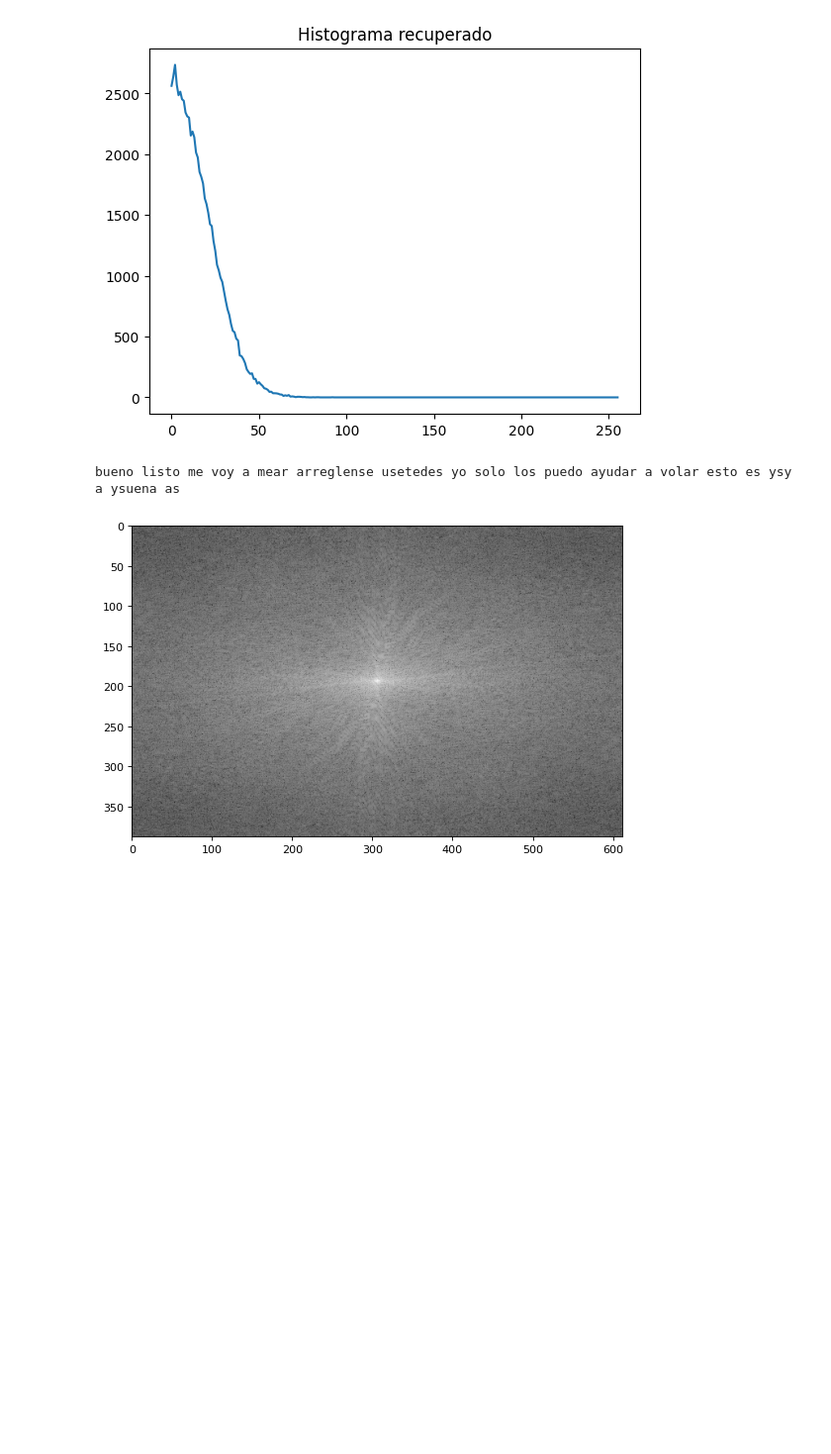
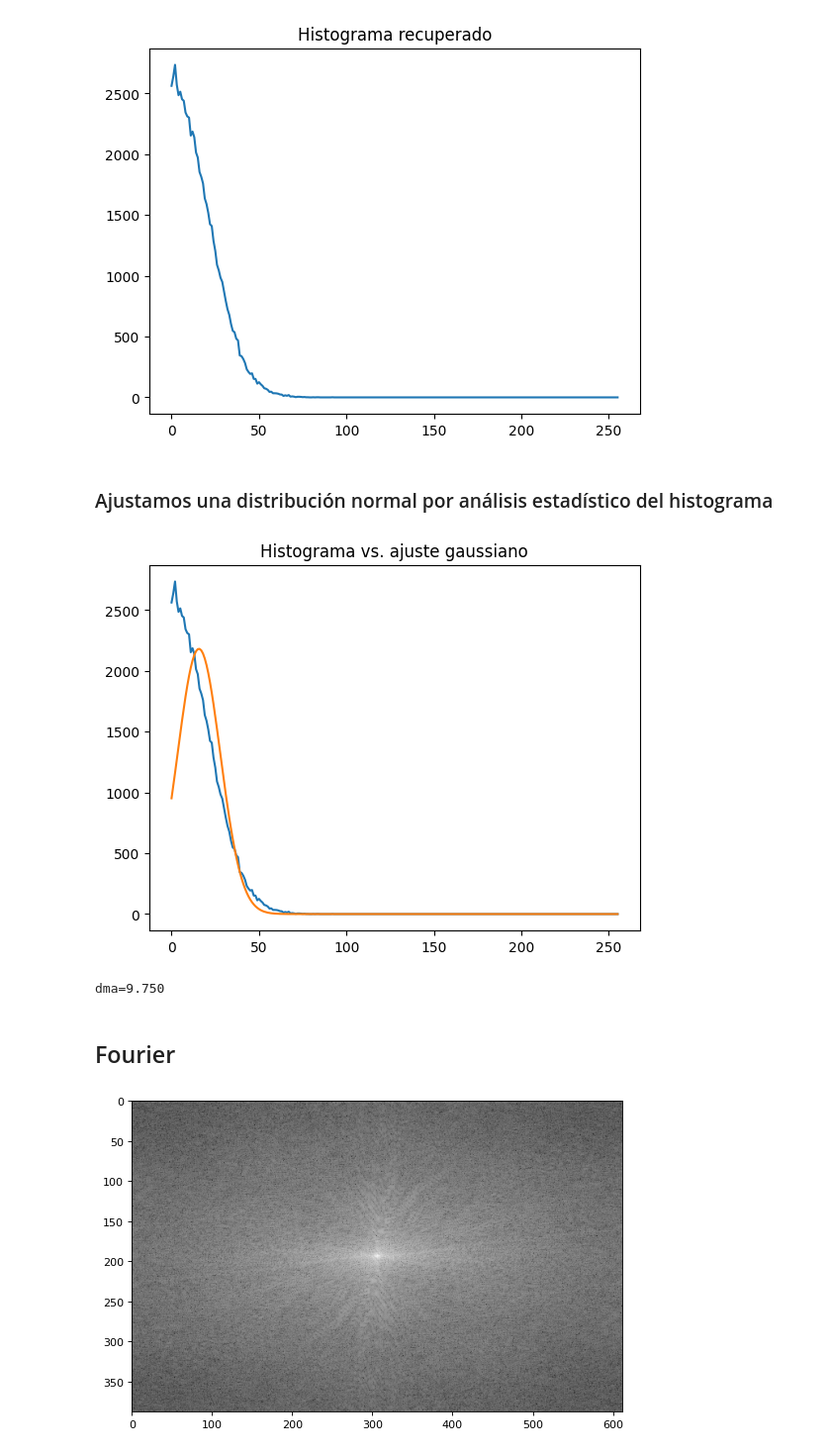
Before and after one commit to gonzagrau/PAIByB, a Jupyter notebook: GUIA1/a01_est_var.ipynb, the cells around one changed output. Shown at 99% size. Saved outputs shown, nothing was run; the diff lists cells and outputs as text; code cells hidden in the pictures; blank space fills up the shorter version.

```diff
--- a/GUIA1/a01_est_var.ipynb
+++ b/GUIA1/a01_est_var.ipynb
@@ -50,10 +50,29 @@ plt.title('Histograma recuperado')
 plt.show()
 # %% [output]
 [figure]
-# %%
-print('bueno listo me voy a mear arreglense usetedes yo solo los puedo ayudar a volar esto es ysy a ysuena as')
-# %% [output]
-bueno listo me voy a mear arreglense usetedes yo solo los puedo ayudar a volar esto es ysy a ysuena as
+# %% [markdown]
+### Ajustamos una distribución normal por análisis estadístico del histograma
+# %%
+I, h = hist_df['gray_lvl'], hist_df['hist_value']
+mu = np.dot(I, h) / h.sum()
+sigma = np.sqrt(np.dot((I - mu)**2, h) / h.sum())
+bell_curve = norm.pdf(x=I, loc=mu, scale=sigma) * h.sum()
+
+fig, ax = plt.subplots()
+ax.plot(hist_df['gray_lvl'], hist_df['hist_value'])
+ax.plot(hist_df['gray_lvl'], bell_curve)
+ax.set_title('Histograma vs. ajuste gaussiano')
+plt.show()
+# %% [output]
+[figure, added]
+# %%
+# Calculo DMA
+dma = np.abs(I - mu).dot(h) / h.sum()
+print(f"{dma=:.3f}")
+# %% [output]
+dma=9.750
+# %% [markdown]
+## Fourier
 # %%
 img = cv2.imread('PAIByB-2/Pie2-1.tif',cv2.IMREAD_GRAYSCALE)
 
```
Also changed, not shown: parts of 4 cells of this notebook, 5 other files.
